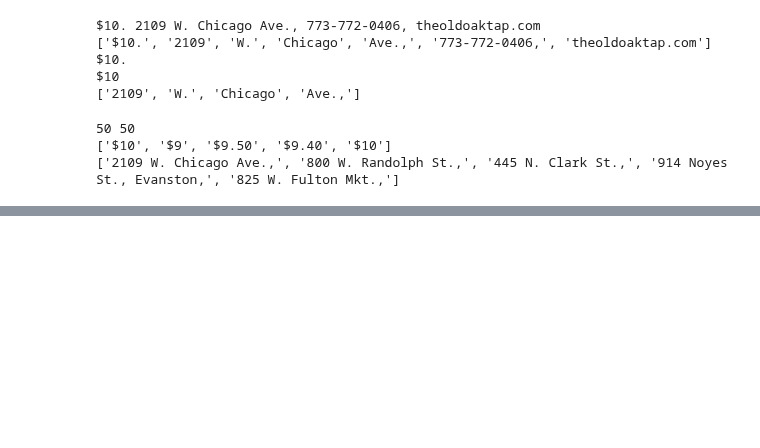
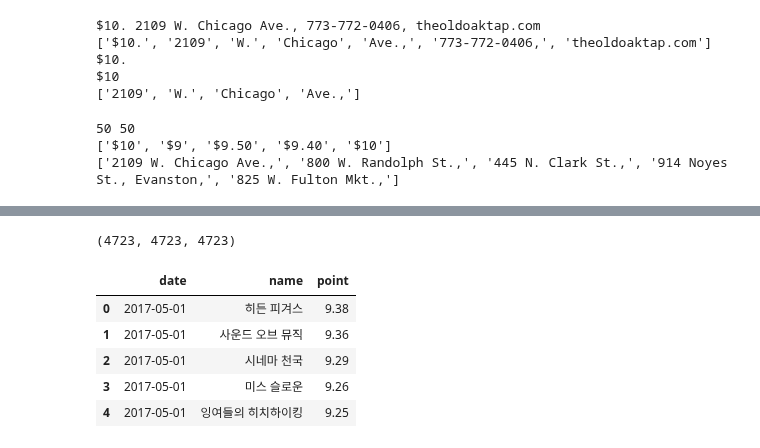
Before and after one commit to NikeLee/pythonwork, a Jupyter notebook: analysis/8_WebCrawling_Example.ipynb, the cells around one changed output, grey strips where cells are left out. Saved outputs shown, nothing was run; the diff lists cells and outputs as text; code cells hidden in the pictures; blank space fills up the shorter version.

```diff
--- a/analysis/8_WebCrawling_Example.ipynb
+++ b/analysis/8_WebCrawling_Example.ipynb
@@ -223,0 +300,5 @@ df.to_csv("data/sandwiches_final.csv", encoding="utf-8")
+# %%
+##### 날짜 인덱스 생성
+
+daterange = pd.date_range("2017-5", periods=100, freq="D")
+daterange
@@ -223,0 +323,31 @@ df.to_csv("data/sandwiches_final.csv", encoding="utf-8")
+# %%
+from tqdm import tqdm_notebook
+
+movie_date = []
+movie_name = []
+movie_point = []
+
+for today in tqdm_notebook(daterange):
+    url = "http://movie.naver.com/movie/sdb/rank/rmovie.nhn?sel=cur&date={}"
+    page = urlopen(url.format(today.strftime("%Y%m%d")))
+    soup = BeautifulSoup(page, "html.parser")
+
+    cnt = len(soup.find_all("td", "point"))
+
+    movie_date.extend([today for n in range(cnt)])
+    movie_name.extend(soup.find_all("div", "tit5")[n].get_text().strip("\n") for n in range(cnt))
+    movie_point.extend([soup.find_all("td", "point")[n].get_text().strip("\n") for n in range(cnt)])
+# %%
+len(movie_date), len(movie_name), len(movie_point)
+# %% [output]
+(4723, 4723, 4723)
+# %%
+movie = pd.DataFrame({"date":movie_date, "name":movie_name, "point":movie_point})
+movie.head()
+# %% [output]
+|  | date | name | point |
+| 0 | 2017-05-01 | 히든 피겨스 | 9.38 |
+| 1 | 2017-05-01 | 사운드 오브 뮤직 | 9.36 |
+| 2 | 2017-05-01 | 시네마 천국 | 9.29 |
+| 3 | 2017-05-01 | 미스 슬로운 | 9.26 |
+| 4 | 2017-05-01 | 잉여들의 히치하이킹 | 9.25 |
```
Also changed, not shown: parts of 9 cells of this notebook, 1 other file.
